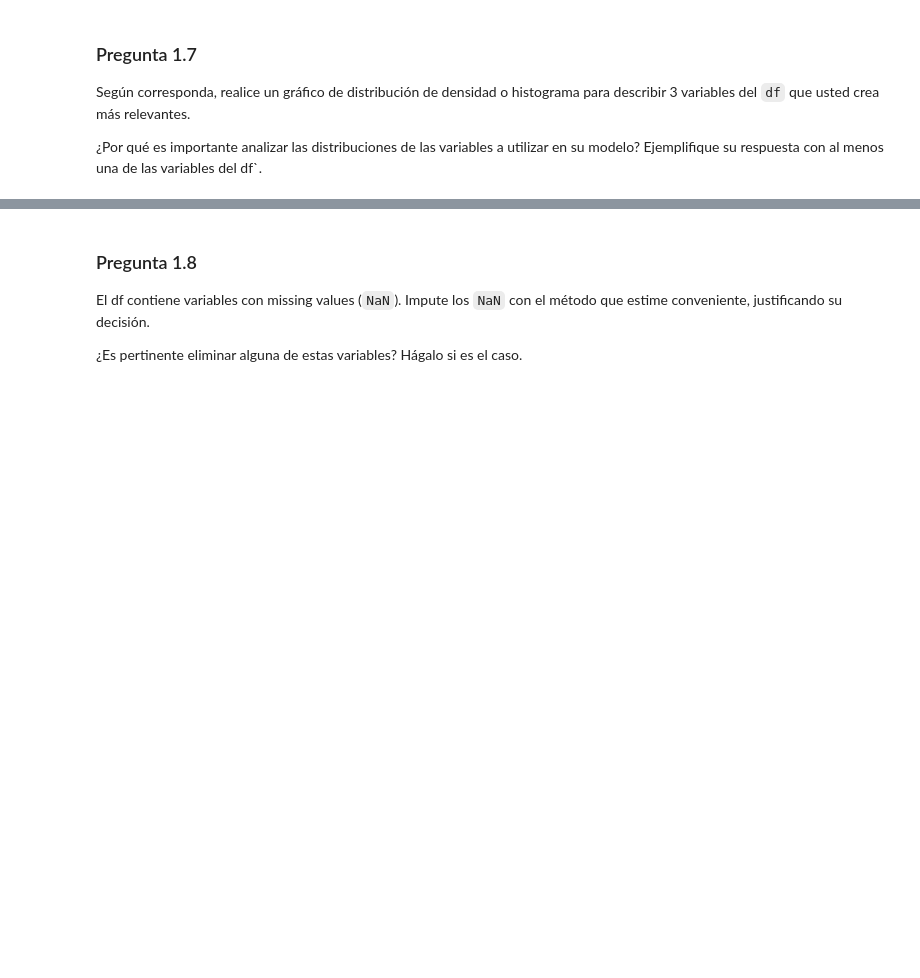
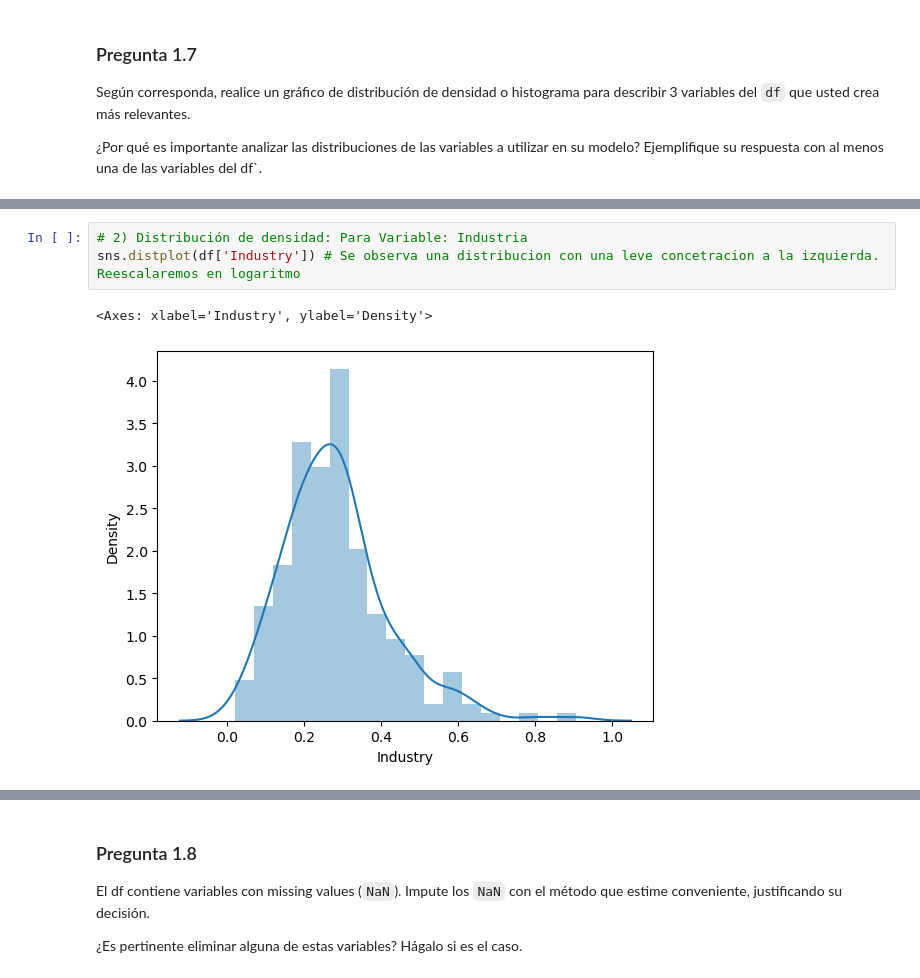
Before and after one commit to GabOqueli-16062022/Aplicaciones_Machine_Learning_economia, a Jupyter notebook: Tarea I/Tarea_1.ipynb, the cells around one changed output, grey strips where cells are left out. Cells and saved outputs as stored; diff of their text form; blank space fills up the shorter version.

```diff
--- a/Tarea I/Tarea_1.ipynb
+++ b/Tarea I/Tarea_1.ipynb
@@ -154,0 +367,6 @@ Según corresponda, realice un gráfico de distribución de densidad o histogram
+# %%
+# 2) Distribución de densidad: Para Variable: Industria
+sns.distplot(df['Industry']) # Se observa una distribucion con una leve concetracion a la izquierda. Reescalaremos en logaritmo
+# %% [output]
+<Axes: xlabel='Industry', ylabel='Density'>
+[figure, added]
```
Also changed, not shown: parts of 29 cells of this notebook.
